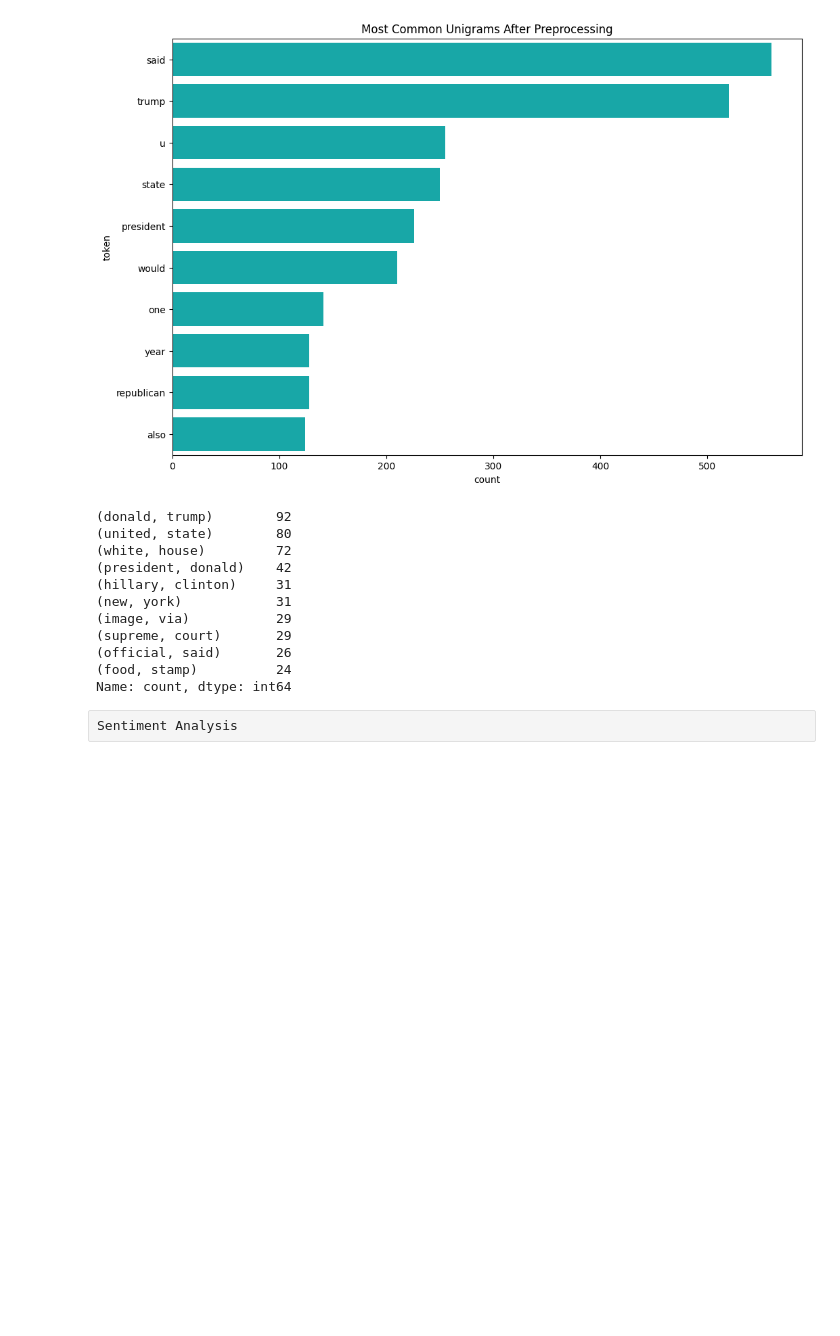
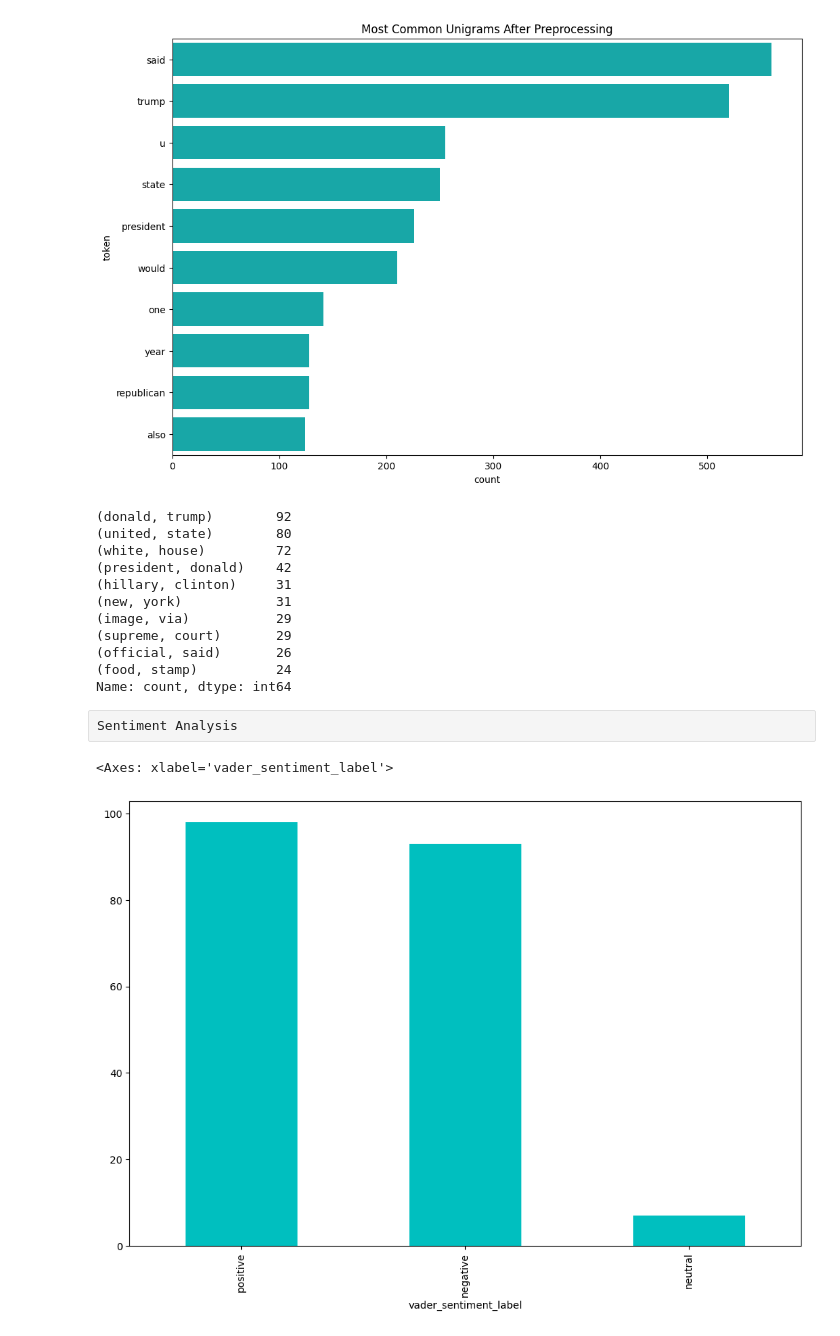
Before and after one commit to Shreyas5347/AI-Engineer-Course, a Jupyter notebook: NLP/Fake_News_Analyzer.ipynb, the cells around one changed output. Cells and saved outputs as stored; diff of their text form; code cells hidden in the pictures; blank space fills up the shorter version.

```diff
--- a/NLP/Fake_News_Analyzer.ipynb
+++ b/NLP/Fake_News_Analyzer.ipynb
@@ -372,3 +372,8 @@ bins = [-1, -0.1, 0.1, 1]
 names = ['negative', 'neutral', 'positive']
 
 data['vader_sentiment_label'] = pd.cut(data['vader_sentiment_score'], bins, labels=names)
+# %%
+data['vader_sentiment_label'].value_counts().plot.bar(color=default_plot_colour)
+# %% [output]
+<Axes: xlabel='vader_sentiment_label'>
+[figure, added]
```
Also changed, not shown: parts of 24 cells of this notebook.
